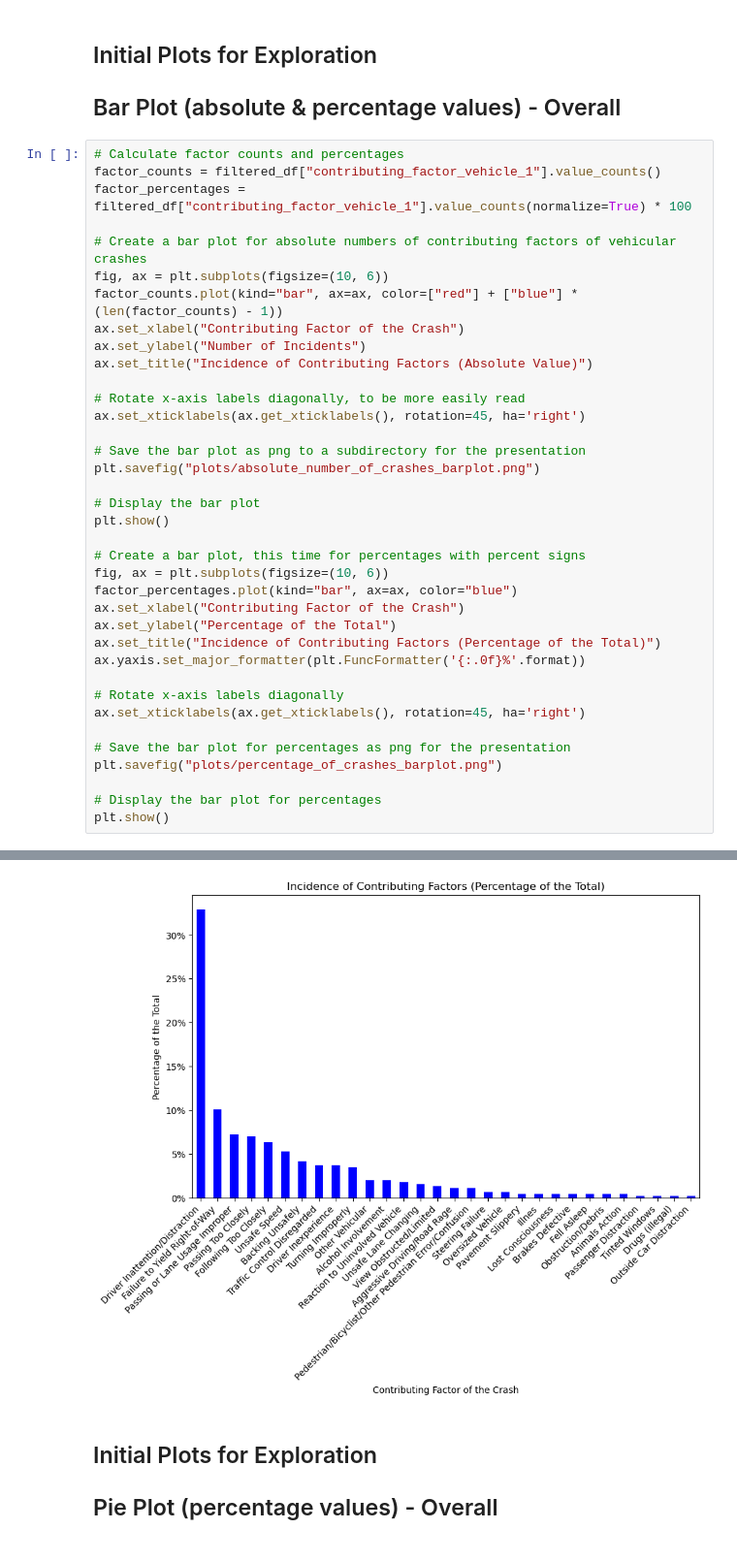
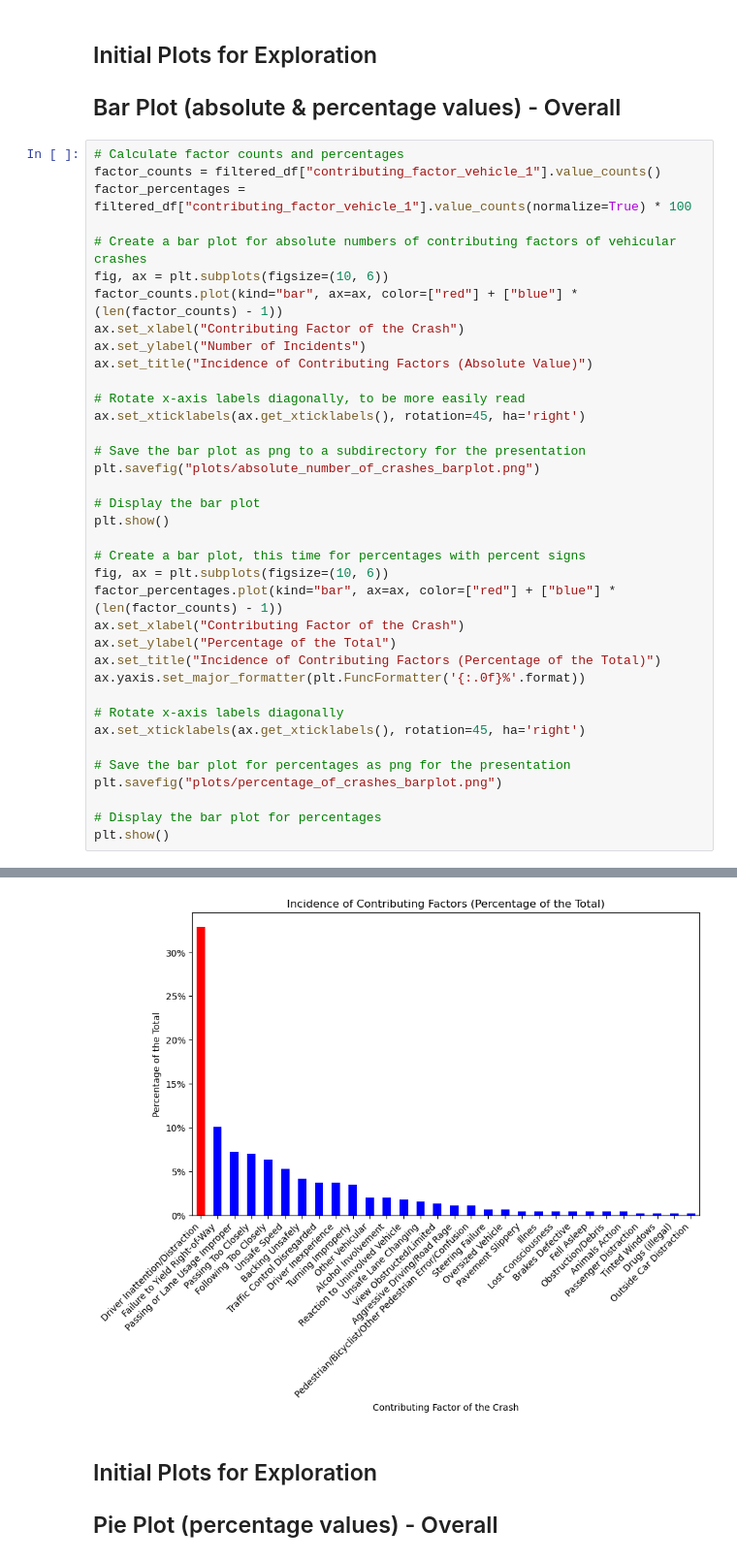
Before and after one commit to aglantzrbc/rutgers23-project-one, a Jupyter notebook: MASTER.PYTHON.FILE.ipynb, the cells around one changed output, grey strips where cells are left out. Shown: that part at 97% size. Saved outputs shown, nothing was run; the diff lists cells and outputs as text.

```diff
--- a/MASTER.PYTHON.FILE.ipynb
+++ b/MASTER.PYTHON.FILE.ipynb
@@ -152,35 +152,35 @@ factor_counts.plot(kind="bar", ax=ax, color=["red"] + ["blue"] * (len(factor_cou
 ax.set_xlabel("Contributing Factor of the Crash")
 ax.set_ylabel("Number of Incidents")
 ax.set_title("Incidence of Contributing Factors (Absolute Value)")
 
 # Rotate x-axis labels diagonally, to be more easily read
 ax.set_xticklabels(ax.get_xticklabels(), rotation=45, ha='right')
 
 # Save the bar plot as png to a subdirectory for the presentation
 plt.savefig("plots/absolute_number_of_crashes_barplot.png")
 
 # Display the bar plot
 plt.show()
 
 # Create a bar plot, this time for percentages with percent signs
 fig, ax = plt.subplots(figsize=(10, 6))
-factor_percentages.plot(kind="bar", ax=ax, color="blue")
+factor_percentages.plot(kind="bar", ax=ax, color=["red"] + ["blue"] * (len(factor_counts) - 1))
 ax.set_xlabel("Contributing Factor of the Crash")
 ax.set_ylabel("Percentage of the Total")
 ax.set_title("Incidence of Contributing Factors (Percentage of the Total)")
 ax.yaxis.set_major_formatter(plt.FuncFormatter('{:.0f}%'.format))
 
 # Rotate x-axis labels diagonally
 ax.set_xticklabels(ax.get_xticklabels(), rotation=45, ha='right')
 
 # Save the bar plot for percentages as png for the presentation
 plt.savefig("plots/percentage_of_crashes_barplot.png")
 
 # Display the bar plot for percentages
 plt.show()
 # %% [output]
 [figure]
-[figure, old version]
+[figure, new version]
 # %% [markdown]
 ## Initial Plots for Exploration
 
```
Also changed, not shown: parts of 2 cells of this notebook.
